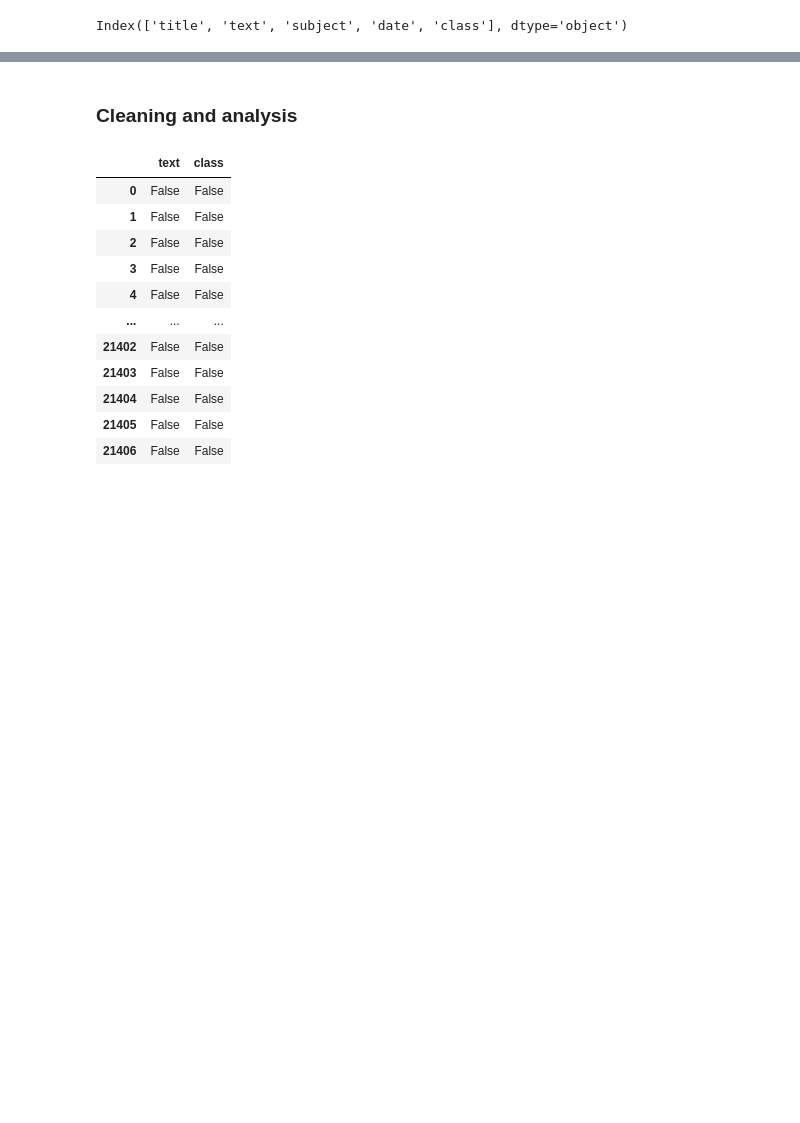
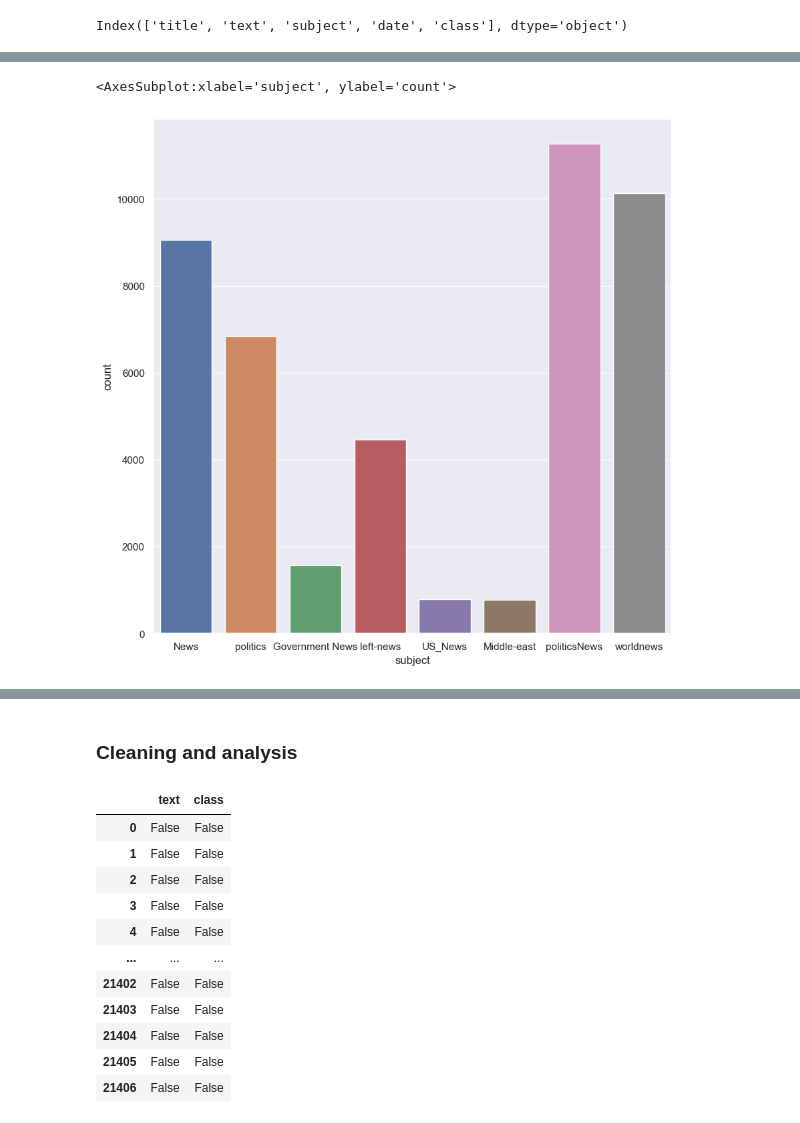
Before and after one commit to ayman-codes/Deep_Learning, a Jupyter notebook: Project_final/Fake_news.ipynb, the cells around one changed output, grey strips where cells are left out. Cells and saved outputs as stored; diff of their text form; code cells hidden in the pictures; blank space fills up the shorter version.

```diff
--- a/Project_final/Fake_news.ipynb
+++ b/Project_final/Fake_news.ipynb
@@ -158,0 +340,7 @@ Index(['title', 'text', 'subject', 'date', 'class'], dtype='object')
+# %%
+sns.set_style("darkgrid")
+sns.set(rc={"figure.figsize":(10, 10)})
+sns.countplot(merge.subject)
+# %% [output]
+<AxesSubplot:xlabel='subject', ylabel='count'>
+[figure, added]
```
Also changed, not shown: parts of 70 cells of this notebook, 3 other files.
